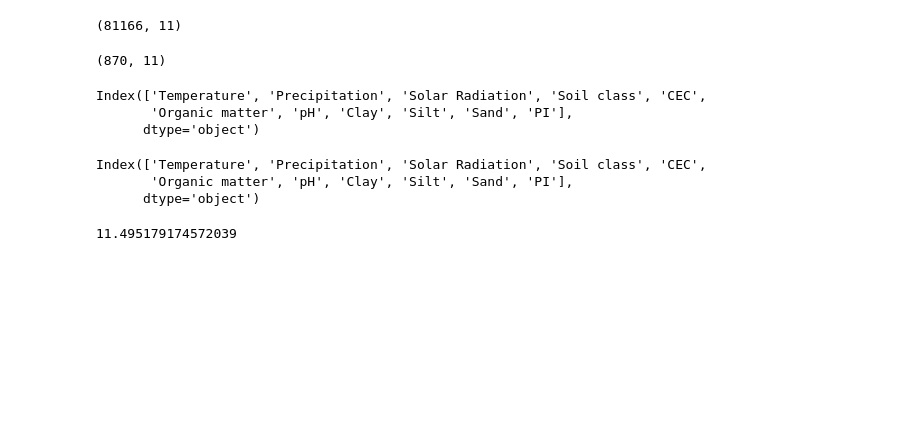
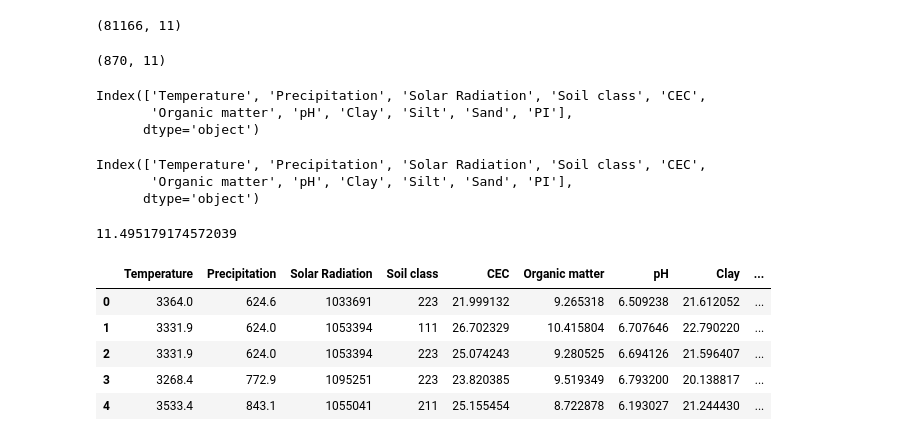
Before and after one commit to jamal221/Machine_Learning_Project, a Jupyter notebook: Helping_Farmer_XGboost.ipynb, the cells around one changed output. Saved outputs shown, nothing was run; the diff lists cells and outputs as text; code cells hidden in the pictures; blank space fills up the shorter version.

```diff
--- a/Helping_Farmer_XGboost.ipynb
+++ b/Helping_Farmer_XGboost.ipynb
@@ -277,3 +278,12 @@ from sklearn import metrics
 metrics.mean_absolute_error(y_test, y_pred)
 # %% [output]
 11.495179174572039
+# %%
+X_test.head(5)
+# %% [output]
+|  | Temperature | Precipitation | Solar Radiation | Soil class | CEC | Organic matter | pH | Clay | ... |
+| 0 | 3364.0 | 624.6 | 1033691 | 223 | 21.999132 | 9.265318 | 6.509238 | 21.612052 | ... |
+| 1 | 3331.9 | 624.0 | 1053394 | 111 | 26.702329 | 10.415804 | 6.707646 | 22.790220 | ... |
+| 2 | 3331.9 | 624.0 | 1053394 | 223 | 25.074243 | 9.280525 | 6.694126 | 21.596407 | ... |
+| 3 | 3268.4 | 772.9 | 1095251 | 223 | 23.820385 | 9.519349 | 6.793200 | 20.138817 | ... |
+| 4 | 3533.4 | 843.1 | 1055041 | 211 | 25.155454 | 8.722878 | 6.193027 | 21.244430 | ... |
```
Also changed, not shown: parts of 12 cells of this notebook.
